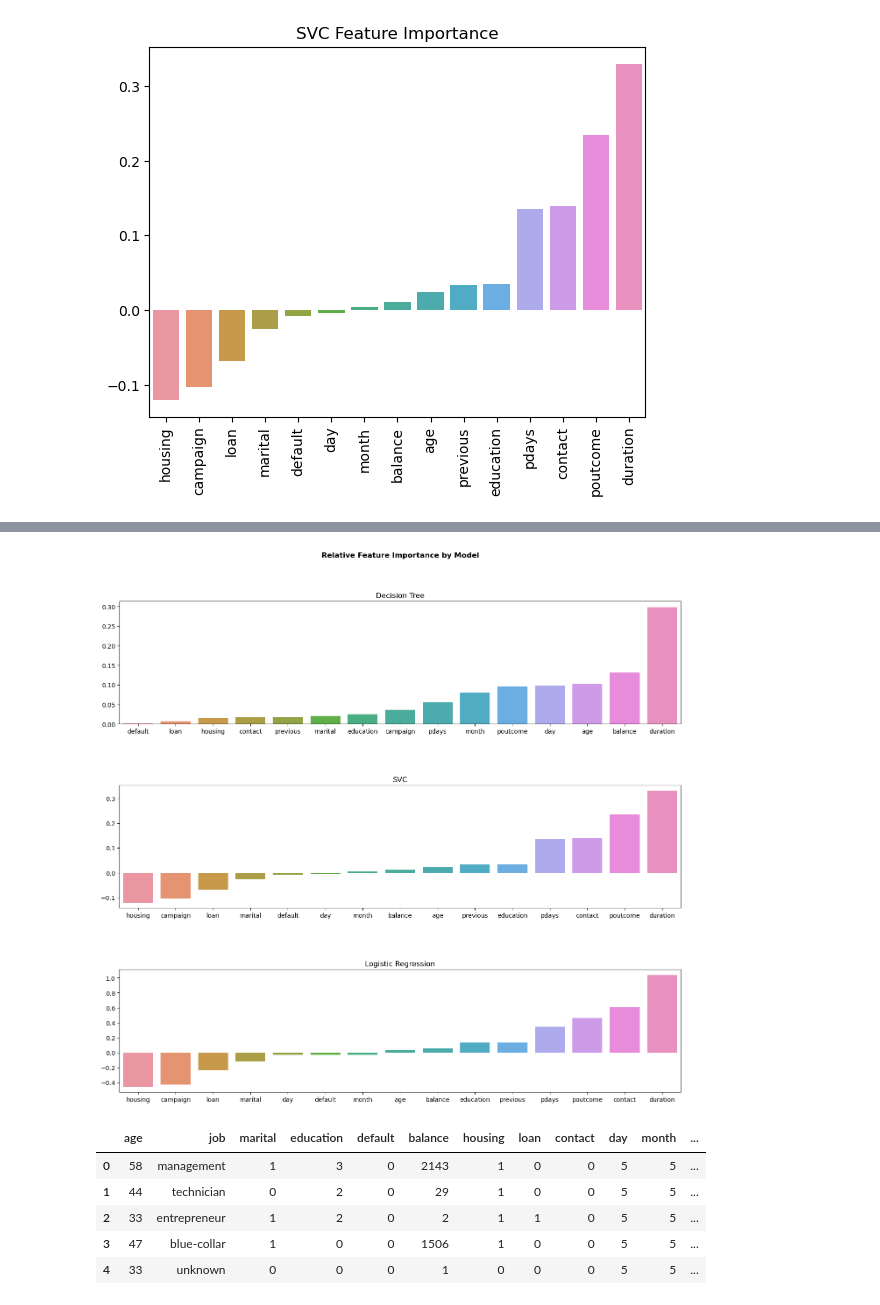
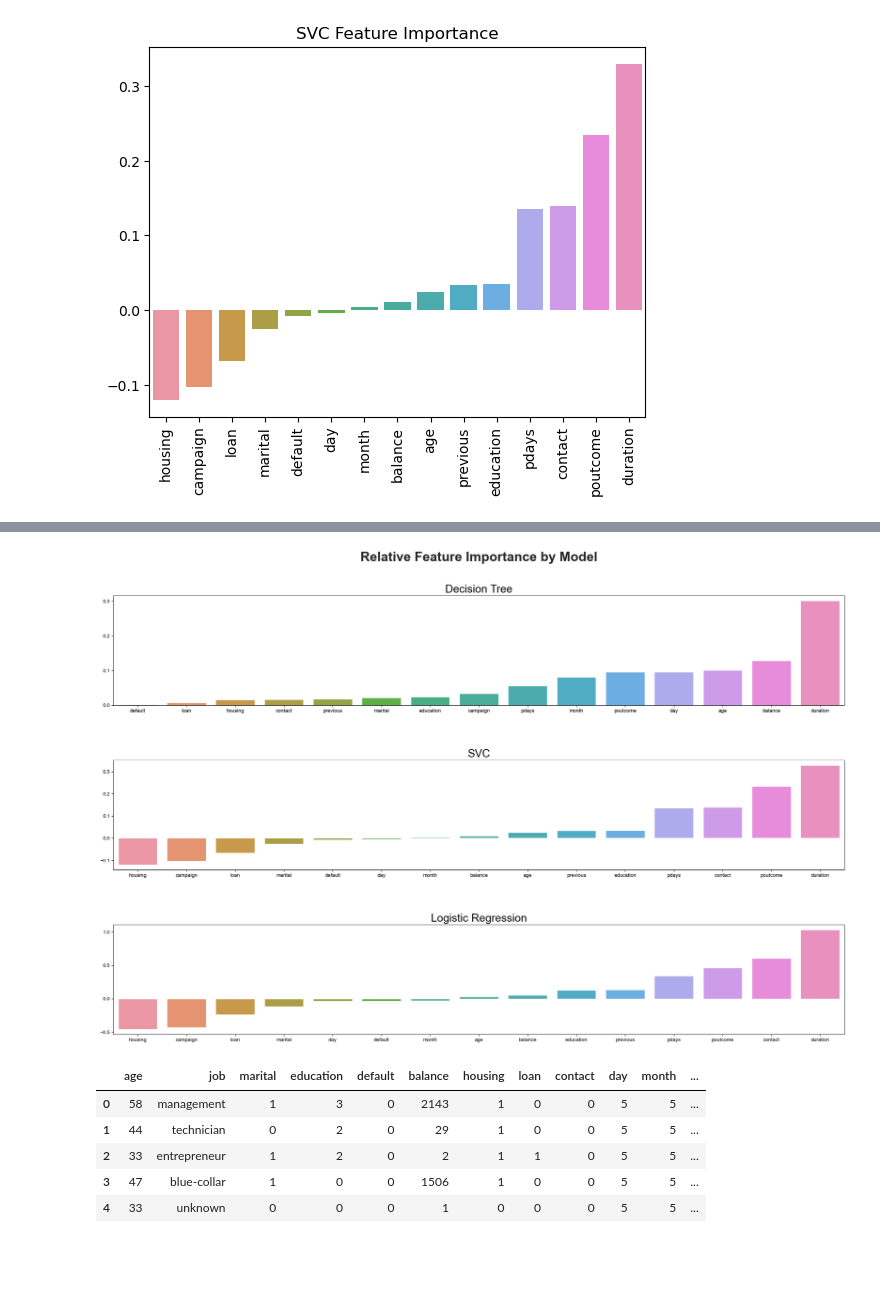
Before and after one commit to JOSHUAGITBERG/bank_loan_predictor, a Jupyter notebook: bank_load_predictor_workbook.ipynb, the cells around one changed output, grey strips where cells are left out. Drawn from its saved outputs; the diff is of its cells as text; code cells hidden in the pictures; blank space fills up the shorter version.

```diff
--- a/bank_load_predictor_workbook.ipynb
+++ b/bank_load_predictor_workbook.ipynb
@@ -304,24 +261,26 @@ plt.xticks(rotation=90);
 # %%
 # combine all feature plots
-fig, axs = plt.subplots(figsize=(16, 14),nrows=3)
+fig, axs = plt.subplots(figsize=(25, 15),nrows=3)
+sns.set(font_scale=1.8)
 sns.barplot(data=df_dt_features,ax=axs[0])
 sns.barplot(data=df_svc_features,ax=axs[1]).set(title='SVC')
 sns.barplot(data=df_lr_features,ax=axs[2]).set(title='Logistic Regression')
 axs[0].set(title='Decision Tree')
 plt.suptitle("Relative Feature Importance by Model",fontweight='bold')
 plt.subplots_adjust(left=0.1,
                     bottom=0.1,
                     right=0.9,
                     top=0.9,
                     wspace=0.5,
-                    hspace=0.5)
+                    hspace=0.5
+                    )
 
-plt.savefig('/var/local/data/bank_loan_predictor/images/Relative_Feature_Importance.png')
+plt.savefig('/var/local/data/bank_loan_predictor/images/Relative_Feature_Importance.jpg')
 plt.show();
 #plt.tight_layout(pad=5.0)
 #plt.xticks(rotation=90);
 # %% [output]
-[figure, old version]
+[figure, new version]
 # %%
 df.head()
 # %% [output]
```
Also changed, not shown: parts of 49 cells of this notebook, 5 other files.
